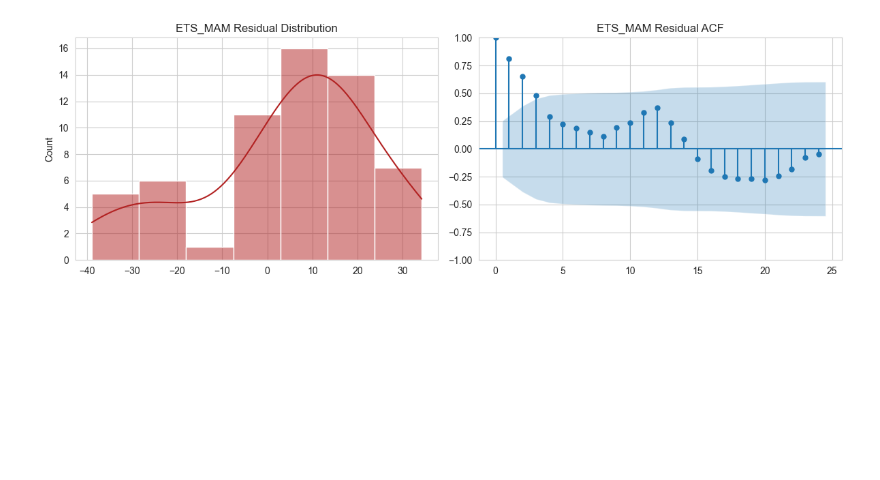
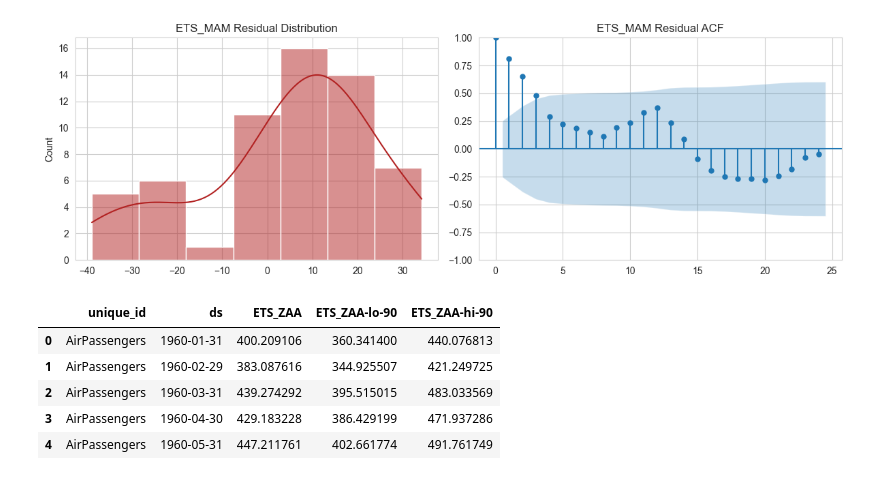
Before and after one commit to PJalgotrader/Deep_forecasting-USU, a Jupyter notebook: Lectures and codes/Module 3- Exponential Smoothing/Module3-exponential_smoothing_statsforecast.ipynb, the cells around one changed output. Drawn from its saved outputs; the diff is of its cells as text; code cells hidden in the pictures; blank space fills up the shorter version.

```diff
--- a/Lectures and codes/Module 3- Exponential Smoothing/Module3-exponential_smoothing_statsforecast.ipynb
+++ b/Lectures and codes/Module 3- Exponential Smoothing/Module3-exponential_smoothing_statsforecast.ipynb
@@ -394,3 +394,26 @@ ets_fitted = sf_ets.forecast_fitted_values()
 _ = plot_residuals(ets_fitted, model='ETS_MAM', start_date='1955-01-31')
 # %% [output]
 [figure]
+# %%
+# adding confidence intervals to the forecasts of an specific model
+my_model = [
+    AutoETS(model='ZAA', season_length=SEASON_LENGTH, alias='ETS_ZAA'),
+    # ... other models if you want
+]
+
+sf_ets = StatsForecast(models=my_model, freq='ME')
+ets_forecasts = sf_ets.forecast(
+    df=train_long,
+    h=HOLDOUT_HORIZON,
+    level=[90],          # request 90% interval
+    fitted=False
+)
+
+ets_forecasts.head()
+# %% [output]
+|  | unique_id | ds | ETS_ZAA | ETS_ZAA-lo-90 | ETS_ZAA-hi-90 |
+| 0 | AirPassengers | 1960-01-31 | 400.209106 | 360.341400 | 440.076813 |
+| 1 | AirPassengers | 1960-02-29 | 383.087616 | 344.925507 | 421.249725 |
+| 2 | AirPassengers | 1960-03-31 | 439.274292 | 395.515015 | 483.033569 |
+| 3 | AirPassengers | 1960-04-30 | 429.183228 | 386.429199 | 471.937286 |
+| 4 | AirPassengers | 1960-05-31 | 447.211761 | 402.661774 | 491.761749 |
```
Also changed, not shown: parts of 5 cells of this notebook.
